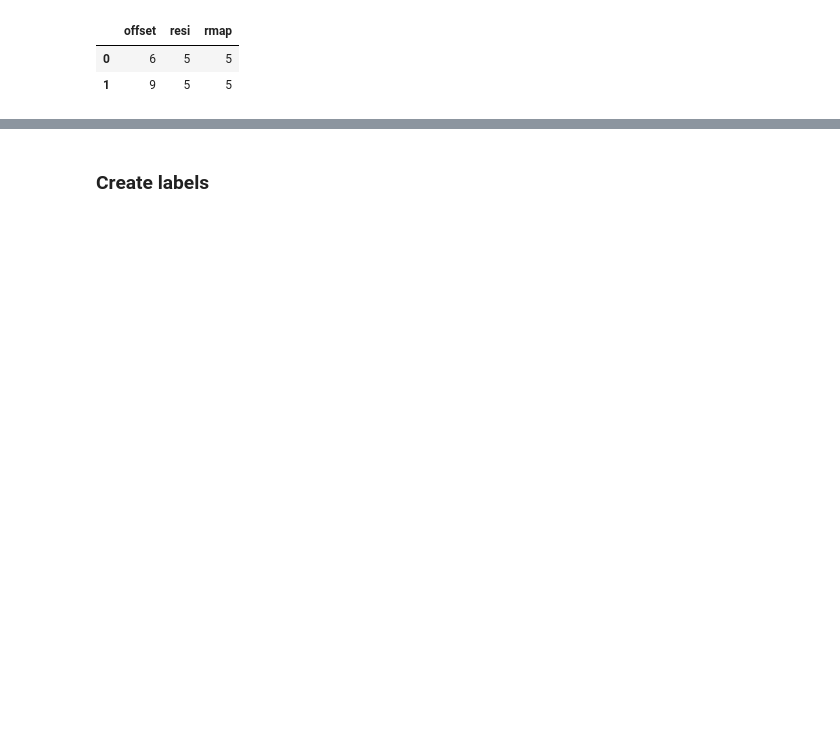
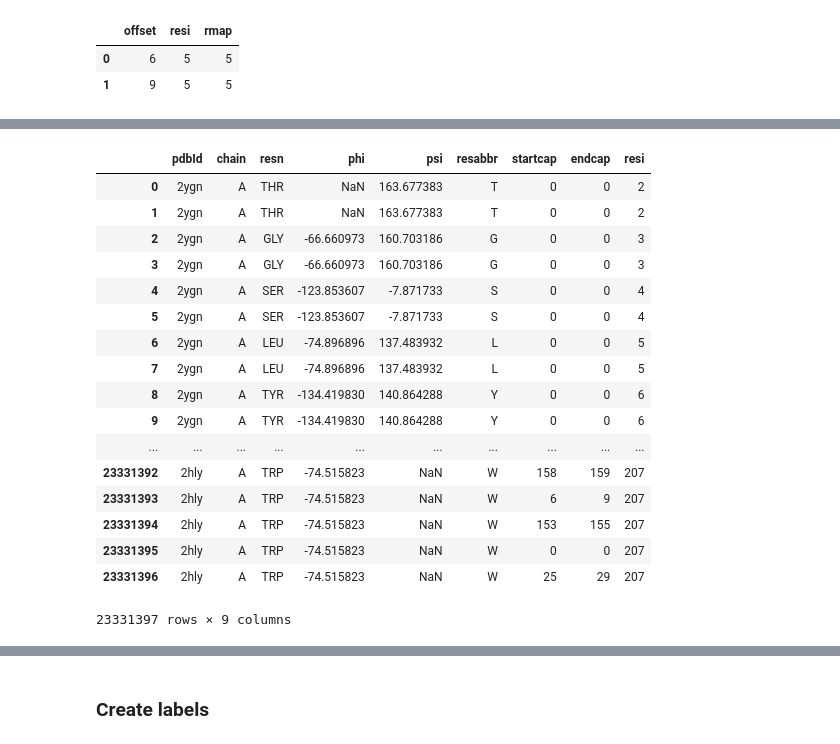
Before and after one commit to bouralab/ProteinFragmenter, a Jupyter notebook: CapsDB-preprocdata.ipynb, the cells around one changed output, grey strips where cells are left out. Drawn from its saved outputs; the diff is of its cells as text; code cells hidden in the pictures; blank space fills up the shorter version.

```diff
--- a/CapsDB-preprocdata.ipynb
+++ b/CapsDB-preprocdata.ipynb
@@ -30,7 +30,7 @@ import secondaryStructureExtractorFull
 # %% [markdown]
 ### Configure Spark Context ###
 # %%
-spark = SparkSession.builder.master("local[8]").appName("DeepCap").getOrCreate()
+spark = SparkSession.builder.master("local[4]").appName("DeepCap").getOrCreate()
 # %% [markdown]
 ### Create SQLContext ###
 # %%
@@ -212,13 +222,17 @@ temp['pdbid_chain'] = temp.iloc[:,0] + "." + temp.iloc[:,1]
 #temp.pdbid_chain.map(offset_dict_single)
 [print(i) for i in temp.pdbid_chain.unique()]
 # %%
-#data.head()
-#resimap_df_int = resimap_df.iloc[-np.where(np.isnan(resimap_df.rmap))[0],:]
-#resimap_df_int
-#resimap_df.groupby(['pdbid', 'chain']).count()
+# Set residue locations without mapping to zero
 
-resimap_df[resimap_df.isnull().rmap == True].resi = 0
+resimap_df.loc[resimap_df.rmap.isnull() == True, 'rmap'] = 0
+
 resimap_df['rmap'] = resimap_df.rmap.astype(int)
 #resimap_df
 #print(df.columns)
-resimap_df[resimap_df.isnull().rmap == True].shape
+#resimap_df[resimap_df.isnull().rmap == True].shape
+#resimap_df[resimap_df.rmap == 0].shape
+
+resimap_df['rmap2'] = resimap_df['resi']
+resimap_df['resi'] = resimap_df['rmap']
+resimap_df['rmap'] = resimap_df['rmap2']
+resimap_df = resimap_df.drop('rmap2', axis=1)
@@ -225,25 +260,45 @@ resimap_df[resimap_df.isnull().rmap == True].shape
 # %%
 # map cap resi numbers to pbd data resi numbers
 
-data_map = pd.merge(df, resimap_df, left_on=['pdbId', 'chain', 'startcap'], right_on=['pdbid', 'chain', 'resi'], how : {'left'})
+data_map = pd.merge(df, resimap_df, left_on=['pdbId', 'chain', 'startcap'], right_on=['pdbid', 'chain', 'resi'], how='left')
 data_map = data_map.drop(['startcap'], axis=1)
-data_map['startcap'] = data_map['resi_y']
-data_map = data_map.drop('resi_y', axis=1)
-data_map = data_map.iloc[:,[0,1,2,3,4,5,6,7,10]]
+data_map['startcap'] = data_map['rmap']
+data_map['resi'] = data_map['resi_x']
+data_map = data_map.drop(['resi_x','resi_y'], axis=1)
+data_map = data_map.iloc[:,[0,1,2,3,4,5,6,9,10]]
 
-data_map = pd.merge(data_map, resimap_df, left_on=['pdbId', 'chain', 'endcap'], right_on=['pdbid', 'chain', 'resi'], how : {'left'})
+data_map = pd.merge(data_map, resimap_df, left_on=['pdbId', 'chain', 'endcap'], right_on=['pdbid', 'chain', 'resi'], how='left')
 data_map = data_map.drop(['endcap'], axis=1)
-data_map['endcap'] = data_map['resi']
-data_map = data_map.drop('resi', axis=1)
+data_map['endcap'] = data_map['rmap']
 data_map['resi'] = data_map['resi_x']
-data_map = data_map.drop('resi_x', axis=1)
+data_map = data_map.drop(['resi_x','resi_y'], axis=1)
+data_map = data_map.iloc[:,[0,1,2,3,4,5,6,9,10]]
 
-data_map = data_map.iloc[:,[0,1,2,3,4,5,6,8,9,10]]
-
-data_map[data_map.isnull().startcap == True].startcap = 0
+# If incomplete data about startcap or endcap location (from missing mapping PDBe<-->Uniprot), set cap to 0
+data_map.loc[data_map.startcap.isnull() == True, ['startcap', 'endcap']] = 0
+data_map.loc[data_map.endcap.isnull() == True, ['startcap', 'endcap']] = 0
 data_map['startcap'] = data_map.startcap.astype(int)
-
-data_map[data_map.isnull().endcap == True].endcap = 0
 data_map['endcap'] = data_map.endcap.astype(int)
 
+data_map['resi'] = data_map.resi+1 #data_map.apply(lambda x: x.resi+1)
+
 data_map
+# %% [output]
+|  | pdbId | chain | resn | phi | psi | resabbr | startcap | endcap | resi |
+| 0 | 2ygn | A | THR | NaN | 163.677383 | T | 0 | 0 | 2 |
+| 1 | 2ygn | A | THR | NaN | 163.677383 | T | 0 | 0 | 2 |
+| 2 | 2ygn | A | GLY | -66.660973 | 160.703186 | G | 0 | 0 | 3 |
+| 3 | 2ygn | A | GLY | -66.660973 | 160.703186 | G | 0 | 0 | 3 |
+| 4 | 2ygn | A | SER | -123.853607 | -7.871733 | S | 0 | 0 | 4 |
+| 5 | 2ygn | A | SER | -123.853607 | -7.871733 | S | 0 | 0 | 4 |
+| 6 | 2ygn | A | LEU | -74.896896 | 137.483932 | L | 0 | 0 | 5 |
+| 7 | 2ygn | A | LEU | -74.896896 | 137.483932 | L | 0 | 0 | 5 |
+| 8 | 2ygn | A | TYR | -134.419830 | 140.864288 | Y | 0 | 0 | 6 |
+| 9 | 2ygn | A | TYR | -134.419830 | 140.864288 | Y | 0 | 0 | 6 |
+| ... | ... | ... | ... | ... | ... | ... | ... | ... | ... |
+| 23331392 | 2hly | A | TRP | -74.515823 | NaN | W | 158 | 159 | 207 |
+| 23331393 | 2hly | A | TRP | -74.515823 | NaN | W | 6 | 9 | 207 |
+| 23331394 | 2hly | A | TRP | -74.515823 | NaN | W | 153 | 155 | 207 |
+| 23331395 | 2hly | A | TRP | -74.515823 | NaN | W | 0 | 0 | 207 |
+| 23331396 | 2hly | A | TRP | -74.515823 | NaN | W | 25 | 29 | 207 |
+23331397 rows × 9 columns
```
Also changed, not shown: parts of 12 cells of this notebook.
